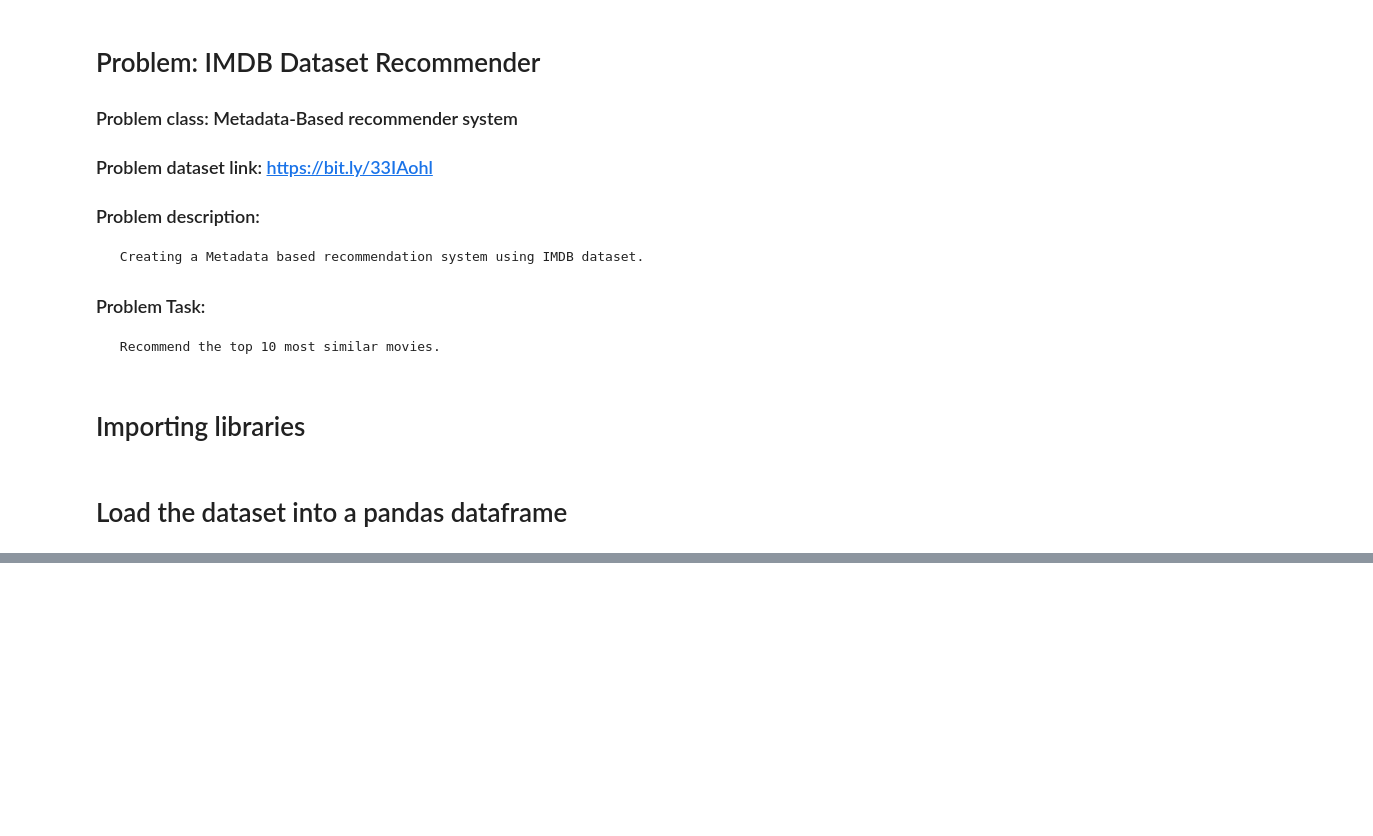
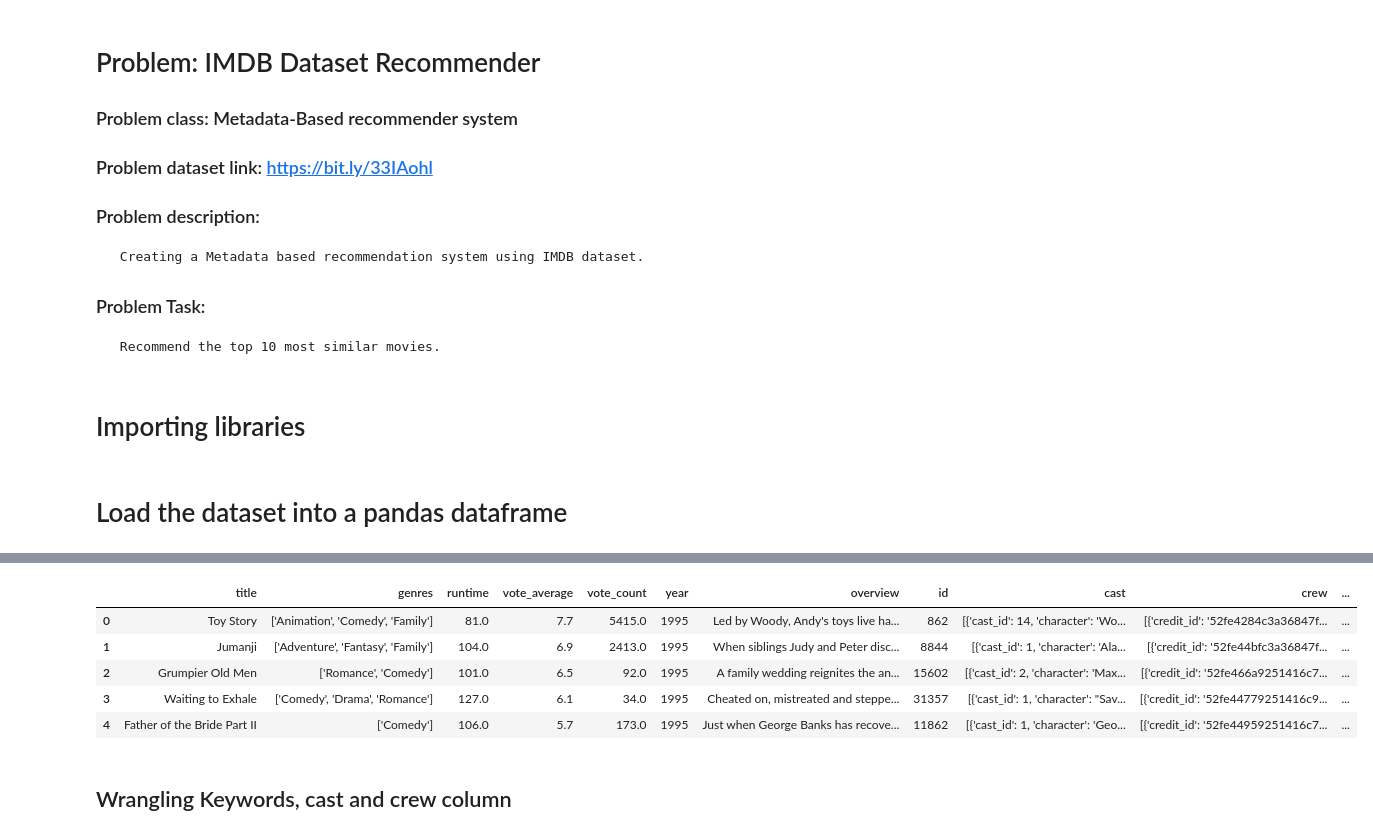
Before and after one commit to Rezwanul-Haque/recommendation_system_projects, a Jupyter notebook: Content-based-Recommenders/Metadata-Based-Recommender.ipynb, the cells around one changed output, grey strips where cells are left out. Cells and saved outputs as stored; diff of their text form; code cells hidden in the pictures; blank space fills up the shorter version.

```diff
--- a/Content-based-Recommenders/Metadata-Based-Recommender.ipynb
+++ b/Content-based-Recommenders/Metadata-Based-Recommender.ipynb
@@ -39,0 +73,33 @@ df.head()
+# %%
+# Function to convert all non-integer IDs to NaN
+def clean_ids(x):
+    try:
+        return int(x)
+    except:
+        return np.nan
+# %%
+# Clean the ids of df
+df['id'] = df['id'].apply(clean_ids)
+
+# filter all rows that have a null ID
+df = df[df['id'].notnull()]
+# %%
+# Convert IDs into int
+df['id'] = df['id'].astype('int')
+keywords_df['id'] = keywords_df['id'].astype('int')
+credit_df['id'] = credit_df['id'].astype('int')
+# %%
+# Merge Keywords and credits into the metadata df
+df = df.merge(credit_df, on='id')
+df = df.merge(keywords_df, on='id')
+
+df.head()
+# %% [output]
+|  | title | genres | runtime | vote_average | vote_count | year | overview | id | cast | crew | ... |
+| 0 | Toy Story | ['Animation', 'Comedy', 'Family'] | 81.0 | 7.7 | 5415.0 | 1995 | Led by Woody, Andy's toys live ha... | 862 | [{'cast_id': 14, 'character': 'Wo... | [{'credit_id': '52fe4284c3a36847f... | ... |
+| 1 | Jumanji | ['Adventure', 'Fantasy', 'Family'] | 104.0 | 6.9 | 2413.0 | 1995 | When siblings Judy and Peter disc... | 8844 | [{'cast_id': 1, 'character': 'Ala... | [{'credit_id': '52fe44bfc3a36847f... | ... |
+| 2 | Grumpier Old Men | ['Romance', 'Comedy'] | 101.0 | 6.5 | 92.0 | 1995 | A family wedding reignites the an... | 15602 | [{'cast_id': 2, 'character': 'Max... | [{'credit_id': '52fe466a9251416c7... | ... |
+| 3 | Waiting to Exhale | ['Comedy', 'Drama', 'Romance'] | 127.0 | 6.1 | 34.0 | 1995 | Cheated on, mistreated and steppe... | 31357 | [{'cast_id': 1, 'character': "Sav... | [{'credit_id': '52fe44779251416c9... | ... |
+| 4 | Father of the Bride Part II | ['Comedy'] | 106.0 | 5.7 | 173.0 | 1995 | Just when George Banks has recove... | 11862 | [{'cast_id': 1, 'character': 'Geo... | [{'credit_id': '52fe44959251416c7... | ... |
+# %% [markdown]
+## Wrangling Keywords, cast and crew column
```
Also changed, not shown: parts of 25 cells of this notebook.
